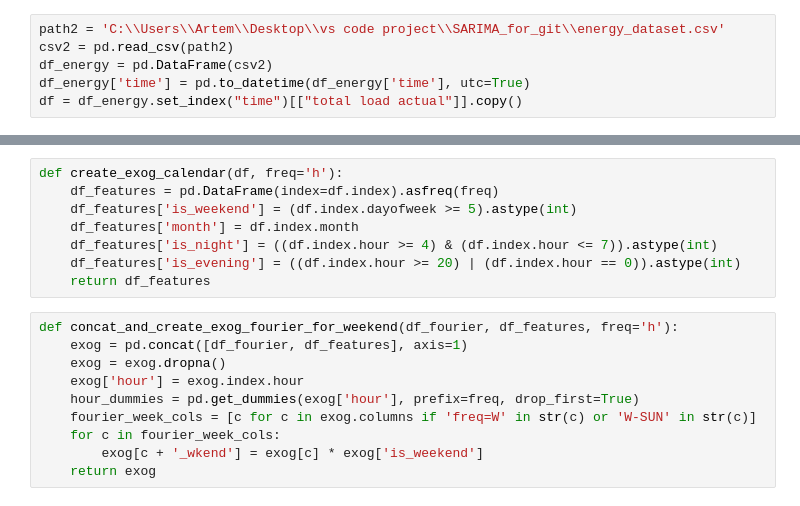
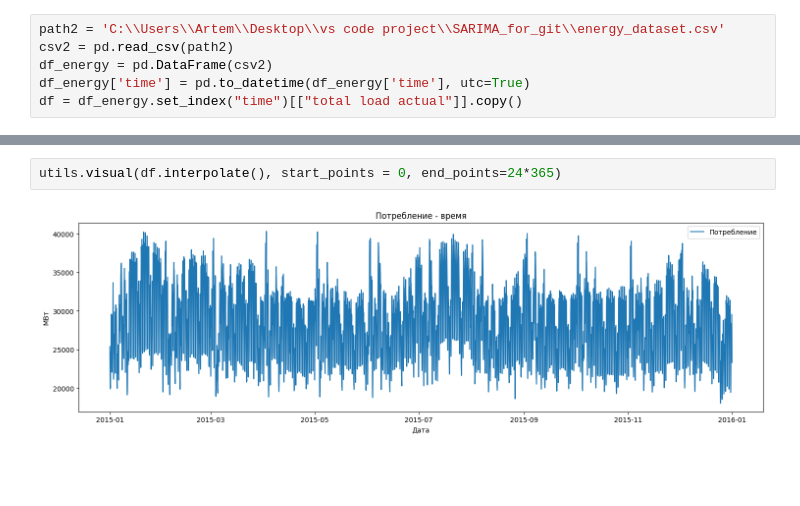
Before and after one commit to shut77/forecasting-timeseries-sarima, a Jupyter notebook: notebooks/analysis.ipynb, the cells around one changed output, grey strips where cells are left out. Cells and saved outputs as stored; diff of their text form; blank space fills up the shorter version.

Commit message:
структура проекта обновлена, все функции в utils.py

```diff
--- a/notebooks/analysis.ipynb
+++ b/notebooks/analysis.ipynb
@@ -64,18 +14,4 @@ def create_exog_fourier(df, D=2, W=4, ME=4, seasonal=False, order = 0):
-# %%
-def create_exog_calendar(df, freq='h'):
-    df_features = pd.DataFrame(index=df.index).asfreq(freq)
-    df_features['is_weekend'] = (df.index.dayofweek >= 5).astype(int)
-    df_features['month'] = df.index.month
-    df_features['is_night'] = ((df.index.hour >= 4) & (df.index.hour <= 7)).astype(int)
-    df_features['is_evening'] = ((df.index.hour >= 20) | (df.index.hour == 0)).astype(int)
-    return df_features
-# %%
-def concat_and_create_exog_fourier_for_weekend(df_fourier, df_features, freq='h'):
-    exog = pd.concat([df_fourier, df_features], axis=1)
-    exog = exog.dropna()
-    exog['hour'] = exog.index.hour
-    hour_dummies = pd.get_dummies(exog['hour'], prefix=freq, drop_first=True)
-    fourier_week_cols = [c for c in exog.columns if 'freq=W' in str(c) or 'W-SUN' in str(c)]
-    for c in fourier_week_cols:
-        exog[c + '_wkend'] = exog[c] * exog['is_weekend']
-    return exog
+# %%
+utils.visual(df.interpolate(), start_points = 0, end_points=24*365)
+# %% [output]
+[figure, added]
```
Also changed, not shown: parts of 19 cells of this notebook, 2 other files.
